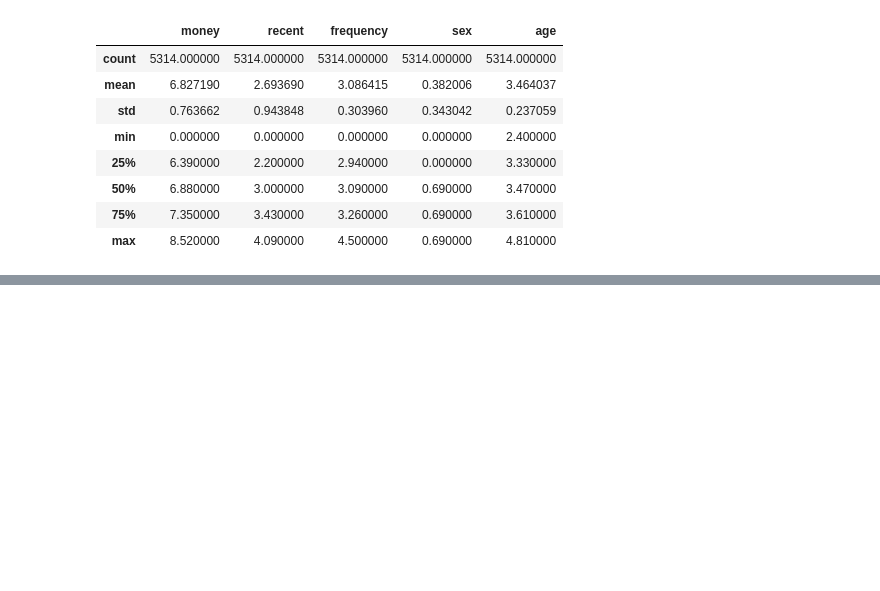
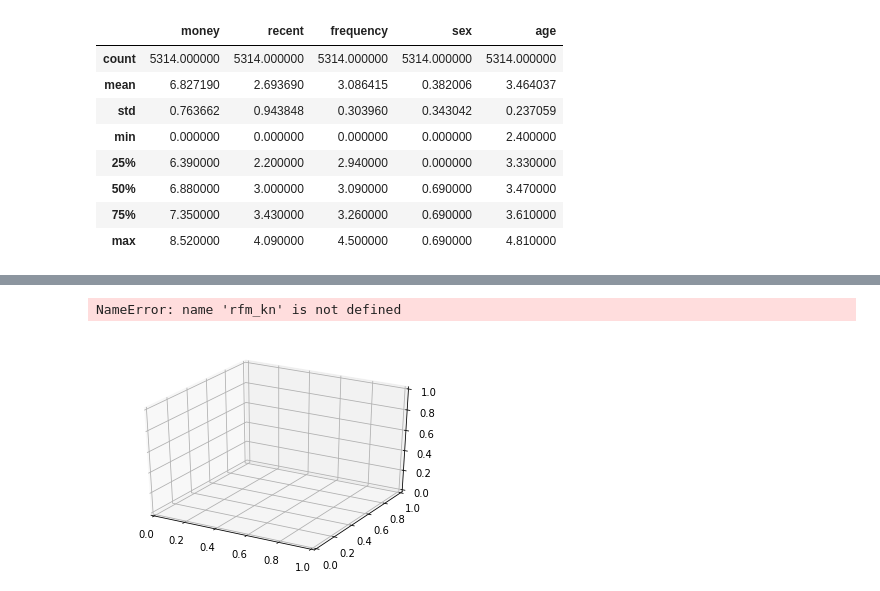
Before and after one commit to greatofdream/bigdata, a Jupyter notebook: kernelKmeans.ipynb, the cells around one changed output, grey strips where cells are left out. Drawn from its saved outputs; the diff is of its cells as text; code cells hidden in the pictures; blank space fills up the shorter version.

```diff
--- a/kernelKmeans.ipynb
+++ b/kernelKmeans.ipynb
@@ -80,0 +65,19 @@ kc.fit_predict(rfm_log_zs)
+# %%
+def plotPie(rfm_kn, label,title, method, clusterNum, saveDir='kernelKmeans'):
+    customer_label_method = rfm_kn.groupby('cluster').agg({label: method})
+    labelSizes = customer_label_method[label].to_numpy()
+    #frequencyExplode = (0, 0, 0)
+    labels = ['cluster{}'.format(i) for i in range(clusterNum)]
+    plt.figure()
+    plt.pie(labelSizes, labels = labels, autopct='%1.1f%%', shadow = False, startangle = 90)
+    plt.title('{} proportion({})'.format(title,method))
+    plt.savefig('{}/cluster{}{}Proportion_{}'.format(saveDir,clusterNum,title,method))
+def clusterKernelKmeans(clusterNum, rfmMorecut, rfm_log_zs):
+    model = KernelKMeans(n_clusters = clusterNum, max_iter=100,kernel=lambda X: pairwise.rbf_kernel(X, gamma=0.1))
+    cluster_labels = model.fit_predict(rfm_log_zs)
+    rfm_kn = rfmMoreCut.assign(cluster = cluster_labels)
+    return rfm_kn
+# %%
+# clusterNum =6
+rfm_kn6 = clusterKernelKmeans(6, rfmMoreCut, rfm_log_zs)
+rfm_kn_6_describe=rfm_kn6.groupby('cluster').agg({'money':['mean','count'], 'recent':'mean','frequency':'mean'}).round(2)
@@ -81,3 +101,21 @@ kc.fit_predict(rfm_log_zs)
+# %%
+clusterNum = 6
+from mpl_toolkits.mplot3d import proj3d
+ax = plt.subplot(111, projection = '3d')
+color = ['r', 'g', 'k', 'b', 'y', 'm']
+for i in range(clusterNum):
+    clusterIndex=rfm_kn6.loc[rfm_kn6['cluster']==i]
+    ax.scatter(clusterIndex.iloc[:, 0], clusterIndex.iloc[:, 1], clusterIndex.iloc[:, 2], c = color[i],label='cluster{}'.format(i))
+ax.set_xlabel('M')
+ax.set_xlim([0,5000])
+ax.set_ylabel('R')
+ax.set_ylim([0,50])
+ax.set_zlabel('F')
+ax.set_zlim([0, 100])
+ax.legend()
+# %% [output]
+NameError: name 'rfm_kn' is not defined
+[figure, added]
 # %%
 clusterNum = 4
 model = KernelKMeans(n_clusters = clusterNum, max_iter=100,kernel=lambda X: pairwise.rbf_kernel(X, gamma=0.1))
```
Also changed, not shown: parts of 21 cells of this notebook, 31 other files.
